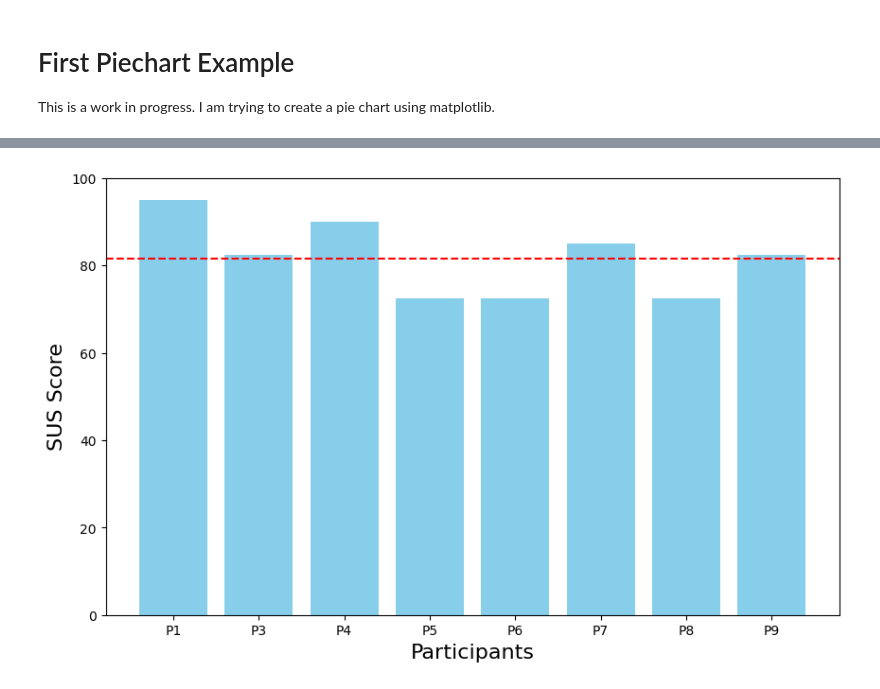
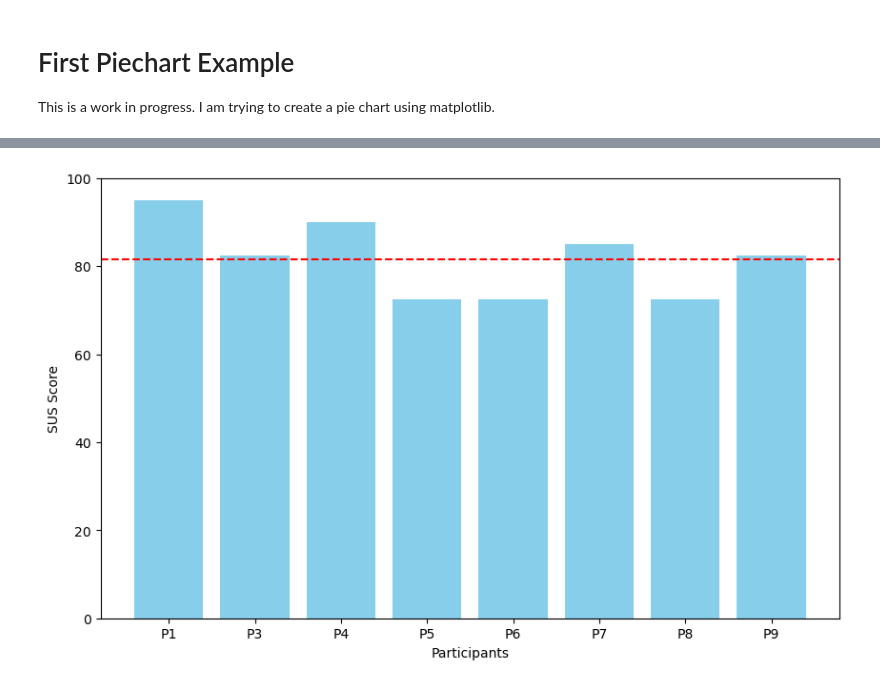
Before and after one commit to DavidMueller1/master-thesis-jupyter-plots, a Jupyter notebook: sus.ipynb, the cells around one changed output, grey strips where cells are left out. Saved outputs shown, nothing was run; the diff lists cells and outputs as text; code cells hidden in the pictures.

```diff
--- a/sus.ipynb
+++ b/sus.ipynb
@@ -35,31 +49,31 @@ plt.show()
 # %%
 import matplotlib.pyplot as plt
 
 # Data
 data_hub = [
     95,
     82.5,
     90,
     72.5,
     72.5,
     85,
     72.5,
     82.5
 ]
 
 # Create a bar chart showing the distribution of data_hub values
 plt.figure(figsize=(10, 6))
 plt.bar(range(len(data_hub)), data_hub, color='skyblue')
 plt.ylim(0, 100)
-plt.xlabel('Participants', fontsize=16)
-plt.ylabel('SUS Score', fontsize=16)
+plt.xlabel('Participants')
+plt.ylabel('SUS Score')
 plt.xticks(range(len(data_hub)), [f'P{(i+1) if i < 1 else i+2}' for i in range(len(data_hub))])
 # Add average line
 plt.axhline(y=sum(data_hub) / len(data_hub), color='red', linestyle='--', label='Average')
 
 # Export the plot as PDF
-plt.savefig('output/sus_scores_dashboard.pdf', format='pdf')
+plt.savefig('output/sus_scores_distribution_dashboard.pdf', format='pdf')
 
 plt.show()
 # %% [output]
-[figure, old version]
+[figure, new version]
```
Also changed, not shown: parts of 1 cell of this notebook, 7 other files.
